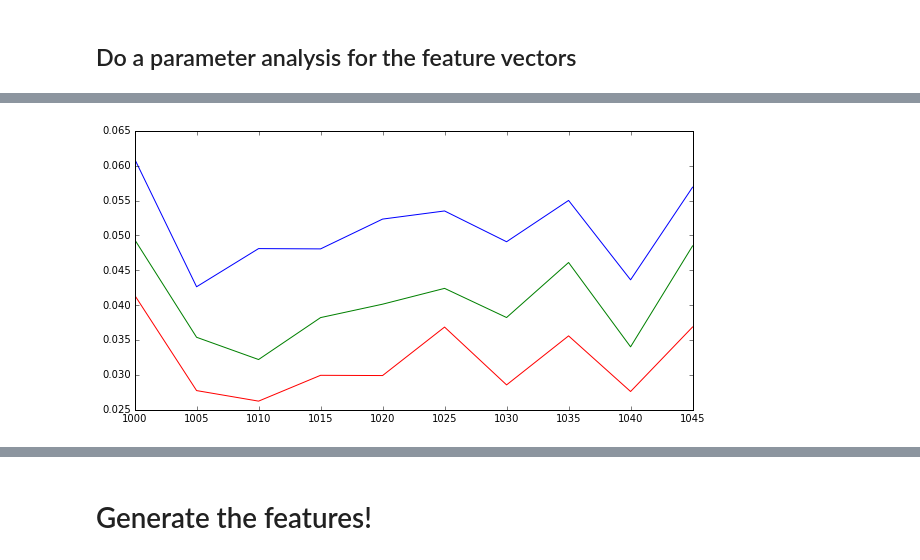
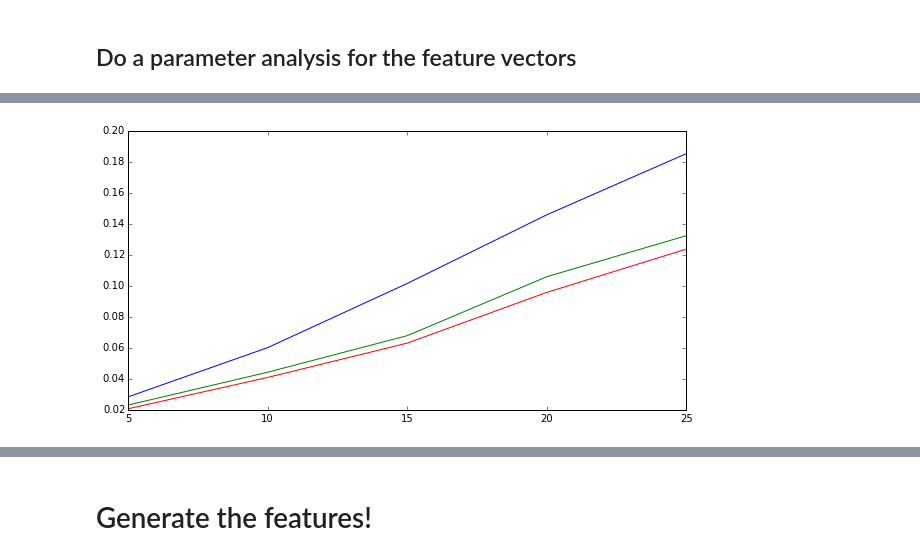
Before and after one commit to rachellevanger/image-tda-rayleigh-benard-convection, a Jupyter notebook: docs/GenerateSIFTFeatureVectorsRBC.ipynb, the cells around one changed output, grey strips where cells are left out. Drawn from its saved outputs; the diff is of its cells as text; code cells hidden in the pictures.

```diff
--- a/docs/GenerateSIFTFeatureVectorsRBC.ipynb
+++ b/docs/GenerateSIFTFeatureVectorsRBC.ipynb
@@ -28,12 +29,18 @@ centerx = 210 # Center-x of circular crop
 centery = 210 # Center-y of circular crop
 roll_width = 30 # Width of a single roll
 crop_radius = 210-roll_width # Radius of circular crop
-sOrientation = 'g21flow/orientation_field_0_5/%06d.bmp'
-sPatternData = 'g21flow/pattern_data/%06d_matches.csv'
-sSingularPoints = 'g21flow/singular_points_0_5/%06d.txt'
+sOrientation = 'g21flow/orientation_field_3/%06d.bmp'
+sSingularPoints = 'g21flow/singular_points_3/%06d.txt'
+sSubPD = 'g21flow/pd_sub/%06d.csv'
+sSupPD = 'g21flow/pd_sup/%06d.csv'
 sLyapunovSupPD = 'g21per/pd_sub/%05d_sub_all.csv'
-sFeatureVectors = 'g21flow/feature_vectors_lyap/%06d.txt'
+sFeatureVectors = 'g21flow/feature_vectors_3/%06d.txt'
 lyap_threshold = 50
-sBmp = 'g21per/bmps/%06d.bmp'
+sBmp = 'g21flow/bmps/%06d.bmp'
+
+
+delta = 10
+lowercutoff = 45
+uppercutoff = 200
 # %% [markdown]
 ## Utility functions
@@ -324,60 +359,62 @@ def computeDistance(f1, fv2):
 # %% [markdown]
 ## Do a parameter analysis for the feature vectors
 # %%
+
 
 radius = roll_width
 
-keypoint_radius = radius
-keypoint_orientation_bins = 16
-keypoint_peak_factor = 0.75
+keypoint_radius = 11
+keypoint_orientation_bins = 19
+keypoint_peak_factor = 0.8
 
-feature_radius = radius/3
-feature_orientation_bins = 30
+feature_radius = 20
+feature_orientation_bins = 12
 feature_inner_radius_factor = 0.5
-feature_sigma_divisor = 1.65
+feature_sigma_divisor = 1.
 
 skip = 5
+start = 1000
 
 stats = []
 num_brackets = 3
 bracket_factor = 5.
 
+
+# for keypoint_radius in range(5, 31):
+#     var = keypoint_radius
+
 # for keypoint_peak_factor in np.linspace(0.5, 1.0, num=11):
 #     var = keypoint_peak_factor
 
-# for keypoint_orientation_bins in range(12, 37, 4):
+# for keypoint_orientation_bins in range(10, 31):
 #     var = keypoint_orientation_bins
 
-# for k in range(1,9):
-#     keypoint_radius = radius/k
-#     var = k
+# for feature_radius in range(5, 31):
+#     var = feature_radius
 
-# for k in range(1,9):
-#     feature_radius = radius/k
-#     var = k
-
-# for feature_orientation_bins in range(4, 38, 2):
+# for feature_orientation_bins in range(5, 31):
 #     var = feature_orientation_bins
 
-# for feature_inner_radius_factor in np.linspace(0.25, .75, num=11):
+# for feature_inner_radius_factor in np.linspace(0.2, .75, num=12):
 #     var = feature_inner_radius_factor
 
-# for feature_sigma_divisor in np.linspace(0.5, 3., num=26):
+# for feature_sigma_divisor in np.linspace(0.5, 2., num=7):
 #     var = feature_sigma_divisor
 
-# for skip in range(5,26, 5):
-#     var = skip
+for skip in range(5,26, 5):
+    var = skip
 
-for start in range(1000, 1050, 5):
-    var = start
+# for start in range(1000, 1050, 5):
+#     var = start
 
     print var
 
+    start_time = time.time()
 
     dist_non_matches = np.zeros(num_brackets)
     totalkeypoints = 0.
 
-    for t1 in range(start, 1950, 50):
+    for t1 in range(start, 1999, 50):
 
         t2 = t1+skip
 
@@ -421,18 +458,19 @@ for start in range(1000, 1050, 5):
 
             location = np.asarray(features1[i,1:3])
 
-            # Get the features that are within the radius of the locations
-            k2 = spatial.KDTree(features2[:, 1:3])
+#             # Get the features that are within the radius of the locations
+#             k2 = spatial.KDTree(features2[:, 1:3])
 
-            # Get 50 nearest neighbors within radius
-            nn2 = k2.query(location, k=50, distance_upper_bound=roll_width)
+#             # Get 50 nearest neighbors within radius
+#             nn2 = k2.query(location, k=50, distance_upper_bound=roll_width)
 
-            # Remove infinite matches
-            nn2 = nn2[1]
-            nn2 = nn2[(nn2<features2.shape[0])]
+#             # Remove infinite matches
+#             nn2 = nn2[1]
+#             nn2 = nn2[(nn2<features2.shape[0])]
 
             f1 = features1[i]
-            f2 = features2[nn2]
+#             f2 = features2[nn2]
+            f2 = features2
 
             # Get the Euclidean distance to the location corresponding to the nearest neighbor keypoint in feature space
             if f2.shape[0] > 0:
@@ -460,6 +498,8 @@ for start in range(1000, 1050, 5):
     else:
         stats = np.vstack((stats, np.hstack(([var], percent_not_matched))))
 
+    print("--- %s seconds ---" % (time.time() - start_time))
+
 for n in range(num_brackets):
     plt.plot(stats[:,0], stats[:,n+1])
 # %% [output]
@@ -486 +521 @@ for n in range(num_brackets):
-[figure, old version]
+[figure, new version]
```
Also changed, not shown: parts of 8 cells of this notebook, 1 other file.
